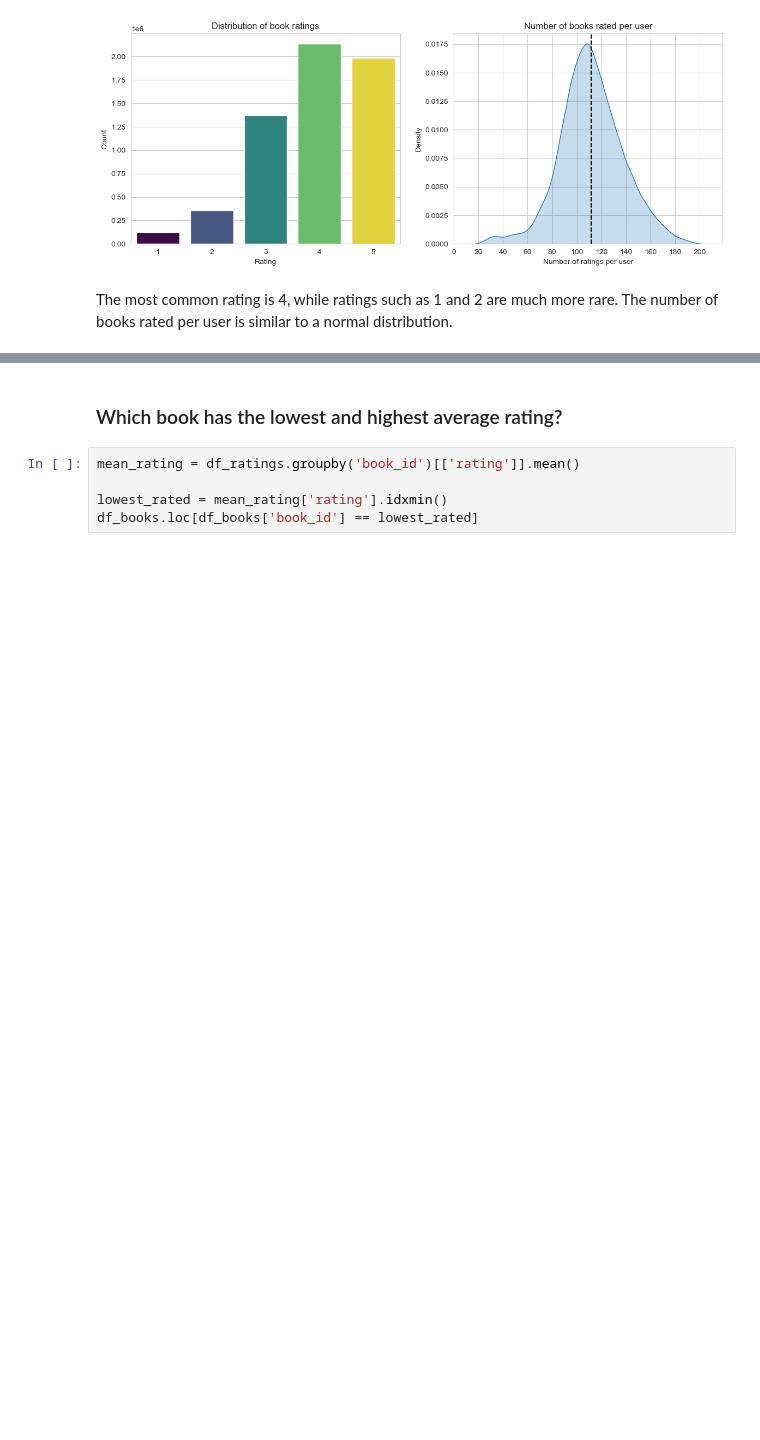
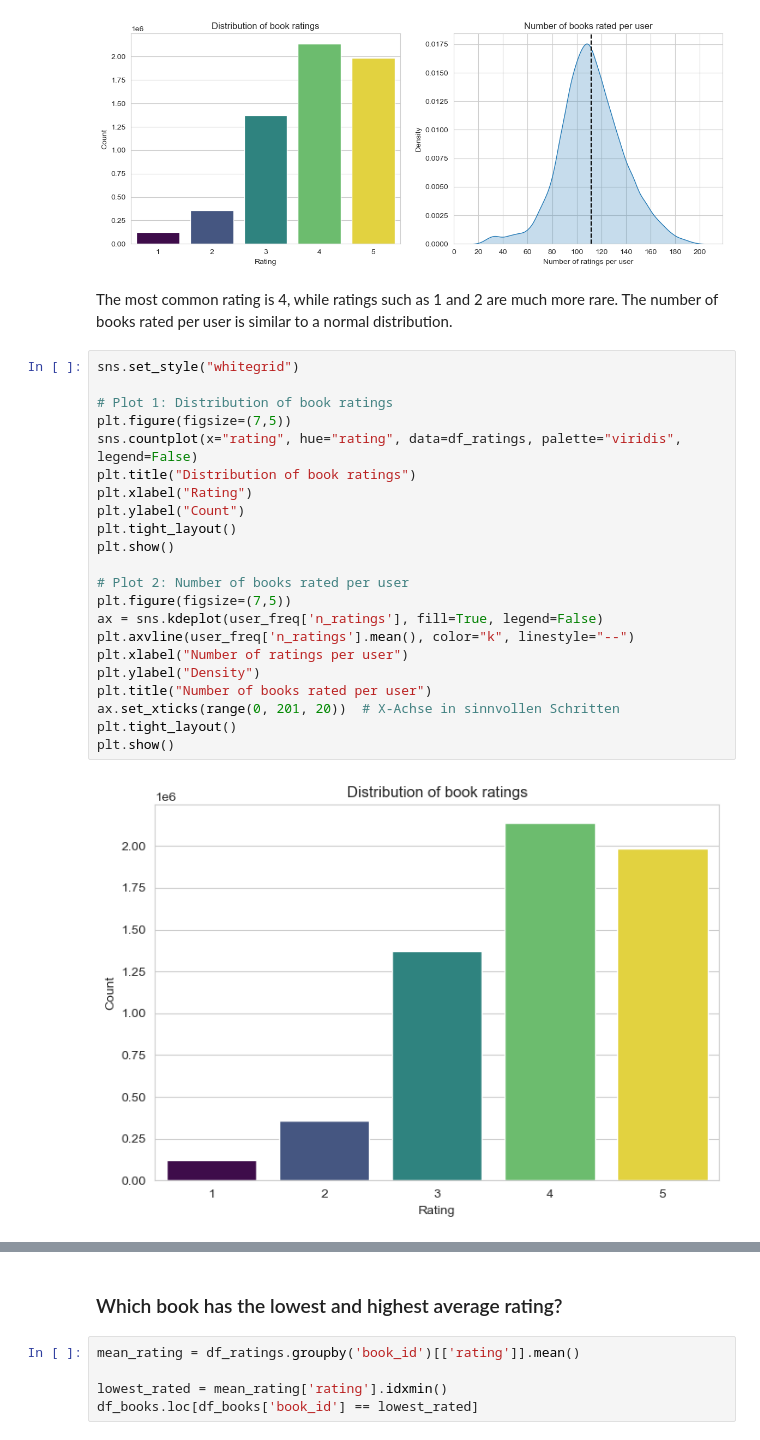
Before and after one commit to jeffnk05/fhw-recommendation-system, a Jupyter notebook: ALS/notebooks/item-item.ipynb, the cells around one changed output, grey strips where cells are left out. Drawn from its saved outputs; the diff is of its cells as text; blank space fills up the shorter version.

```diff
--- a/ALS/notebooks/item-item.ipynb
+++ b/ALS/notebooks/item-item.ipynb
@@ -108,3 +108,27 @@ plt.show()
 [figure]
 # %% [markdown]
 The most common rating is 4, while ratings such as 1 and 2 are much more rare. The number of books rated per user is similar to a normal distribution.
+# %%
+sns.set_style("whitegrid")
+
+# Plot 1: Distribution of book ratings
+plt.figure(figsize=(7,5))
+sns.countplot(x="rating", hue="rating", data=df_ratings, palette="viridis", legend=False)
+plt.title("Distribution of book ratings")
+plt.xlabel("Rating")
+plt.ylabel("Count")
+plt.tight_layout()
+plt.show()
+
+# Plot 2: Number of books rated per user
+plt.figure(figsize=(7,5))
+ax = sns.kdeplot(user_freq['n_ratings'], fill=True, legend=False)
+plt.axvline(user_freq['n_ratings'].mean(), color="k", linestyle="--")
+plt.xlabel("Number of ratings per user")
+plt.ylabel("Density")
+plt.title("Number of books rated per user")
+ax.set_xticks(range(0, 201, 20))  # X-Achse in sinnvollen Schritten
+plt.tight_layout()
+plt.show()
+# %% [output]
+[figure, added]
```
Also changed, not shown: parts of 1 cell of this notebook.
